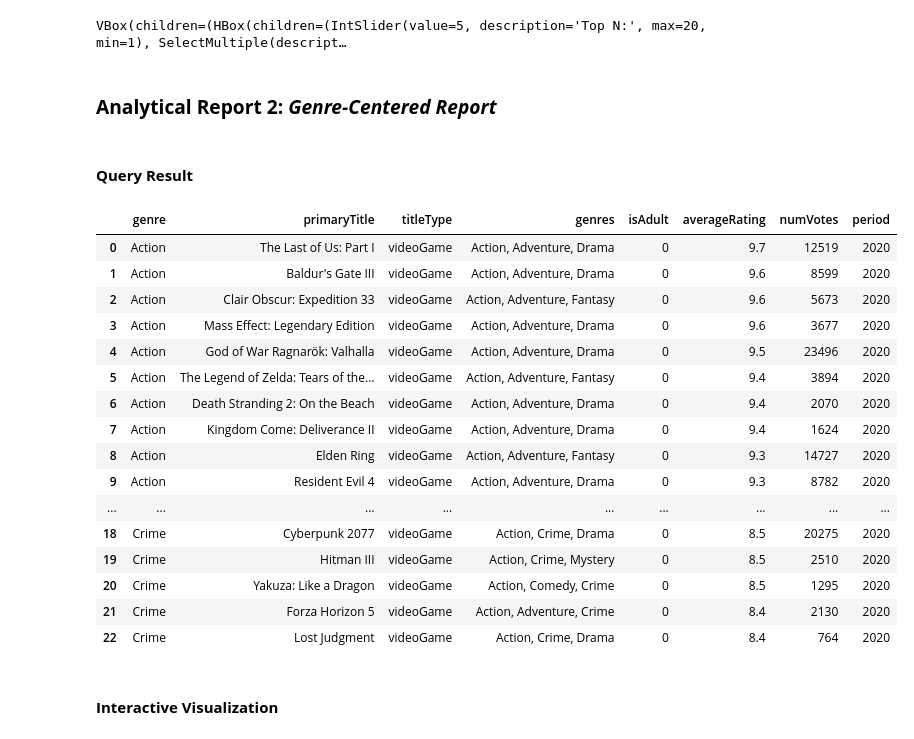
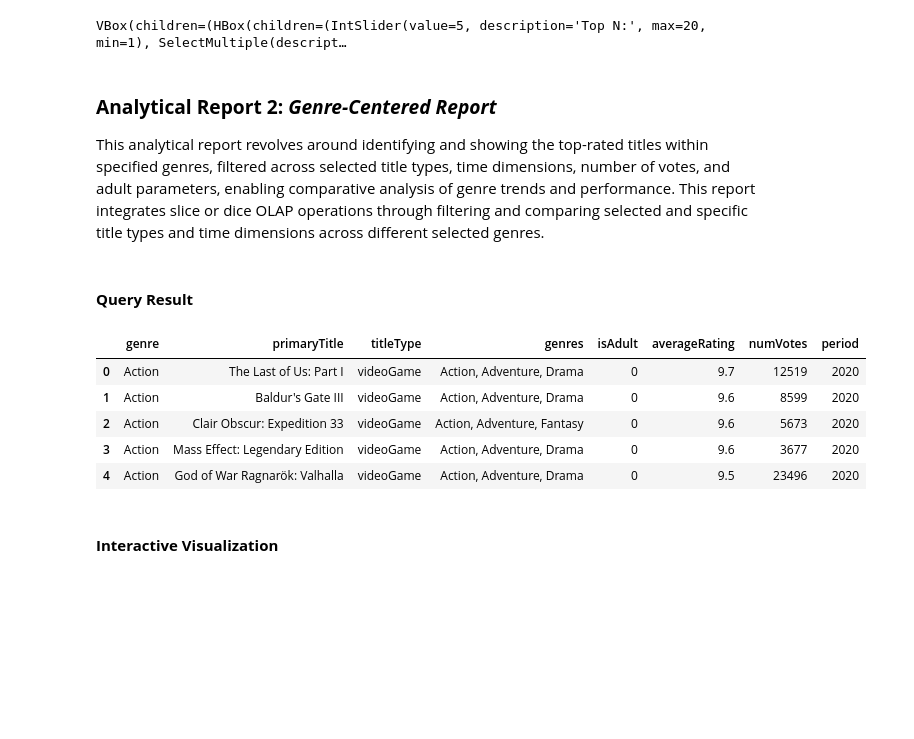
Before and after one commit to ezra-jeo/STADVDB-OLAP, a Jupyter notebook: notebooks/visualization.ipynb, the cells around one changed output. Drawn from its saved outputs; the diff is of its cells as text; code cells hidden in the pictures; blank space fills up the shorter version.

```diff
--- a/notebooks/visualization.ipynb
+++ b/notebooks/visualization.ipynb
@@ -249,6 +250,7 @@ make_interactive_query(engine, text(query_1), param_config_1, plot_top_titles_ov
 VBox(children=(HBox(children=(IntSlider(value=5, description='Top N:', max=20, min=1), SelectMultiple(descript…
 # %% [markdown]
 ### **Analytical Report 2: *Genre-Centered Report***
+This analytical report revolves around identifying and showing the top-rated titles within specified genres, filtered across selected title types, time dimensions, number of votes, and adult parameters, enabling comparative analysis of genre trends and performance. This report integrates slice or dice OLAP operations through filtering and comparing selected and specific title types and time dimensions across different selected genres.
 # %% [markdown]
 #### **Query Result**
 # %%
@@ -260,8 +262,6 @@ params_2 = {
     "votes": 500,
     "yearDimension": "decade",
 	"yearList": "1980,2020",
-    "year1": None,
-    "year2": None
 }
 
 query_2 = """
@@ -285,24 +285,6 @@ WITH baseTable AS (
 			(:votes IS NULL OR f.numVotes >= :votes)
 		AND (:isAdult IS NULL OR f.isAdult = :isAdult)
 		AND (:titleTypes IS NULL OR FIND_IN_SET(t.titleType, :titleTypes) > 0)
-"""
-
-year_range_query_2 = """
-		-- If range of years, retain this block
-		AND (:year1 IS NULL OR (
-			CASE
-				WHEN :yearDimension = 'year' THEN ry.releaseYear
-                WHEN :yearDimension = 'decade' THEN ry.decade
-                ELSE ry.century
-			END) >= :year1)
-			AND (:year2 IS NULL OR (
-			CASE
-				WHEN :yearDimension = 'year' THEN ry.releaseYear
-                WHEN :yearDimension = 'decade' THEN ry.decade
-                ELSE ry.century
-			END) <= :year2)
-"""
-year_select_query_2 = """
 		-- If selection of years, retain this block
         AND (:yearList IS NULL OR FIND_IN_SET(CAST(
 			CASE
@@ -310,8 +292,6 @@ year_select_query_2 = """
                 WHEN :yearDimension = 'decade' THEN ry.decade
                 ELSE ry.century
 			END AS CHAR), :yearList) > 0)
-"""
-remaining_query_2 = """
 ), ranked AS (
 	SELECT g.genre, b.primaryTitle, b.titleType, b.isAdult, b.genres, b.averageRating, b.numVotes, b.period,
 		ROW_NUMBER() OVER (
@@ -328,37 +308,17 @@ FROM ranked
 WHERE rn <= :topN
 ORDER BY genre, rn;
 """
-merged_query_2 = query_2
-
-if params_2["year1"] != None and params_2["year2"] != None:
-    merged_query_2 += year_range_query_2
-elif params_2["yearList"] != None:
-	merged_query_2 += year_select_query_2
-
-merged_query_2 += remaining_query_2
 # %%
-
-result_2 = run_sql(merged_query_2, engine, params=params_2)
+result_2 = run_sql(query_2, engine, params=params_2)
 
 result_2.head()
 # %% [output]
 |  | genre | primaryTitle | titleType | genres | isAdult | averageRating | numVotes | period |
 | 0 | Action | The Last of Us: Part I | videoGame | Action, Adventure, Drama | 0 | 9.7 | 12519 | 2020 |
 | 1 | Action | Baldur's Gate III | videoGame | Action, Adventure, Drama | 0 | 9.6 | 8599 | 2020 |
 | 2 | Action | Clair Obscur: Expedition 33 | videoGame | Action, Adventure, Fantasy | 0 | 9.6 | 5673 | 2020 |
 | 3 | Action | Mass Effect: Legendary Edition | videoGame | Action, Adventure, Drama | 0 | 9.6 | 3677 | 2020 |
 | 4 | Action | God of War Ragnarök: Valhalla | videoGame | Action, Adventure, Drama | 0 | 9.5 | 23496 | 2020 |
-| 5 | Action | The Legend of Zelda: Tears of the... | videoGame | Action, Adventure, Fantasy | 0 | 9.4 | 3894 | 2020 |
-| 6 | Action | Death Stranding 2: On the Beach | videoGame | Action, Adventure, Drama | 0 | 9.4 | 2070 | 2020 |
-| 7 | Action | Kingdom Come: Deliverance II | videoGame | Action, Adventure, Drama | 0 | 9.4 | 1624 | 2020 |
-| 8 | Action | Elden Ring | videoGame | Action, Adventure, Fantasy | 0 | 9.3 | 14727 | 2020 |
-| 9 | Action | Resident Evil 4 | videoGame | Action, Adventure, Drama | 0 | 9.3 | 8782 | 2020 |
-| ... | ... | ... | ... | ... | ... | ... | ... | ... |
-| 18 | Crime | Cyberpunk 2077 | videoGame | Action, Crime, Drama | 0 | 8.5 | 20275 | 2020 |
-| 19 | Crime | Hitman III | videoGame | Action, Crime, Mystery | 0 | 8.5 | 2510 | 2020 |
-| 20 | Crime | Yakuza: Like a Dragon | videoGame | Action, Comedy, Crime | 0 | 8.5 | 1295 | 2020 |
-| 21 | Crime | Forza Horizon 5 | videoGame | Action, Adventure, Crime | 0 | 8.4 | 2130 | 2020 |
-| 22 | Crime | Lost Judgment | videoGame | Action, Crime, Drama | 0 | 8.4 | 764 | 2020 |
 # %% [markdown]
 #### **Interactive Visualization**
 # %%
```
Also changed, not shown: parts of 32 cells of this notebook, 4 other files.
